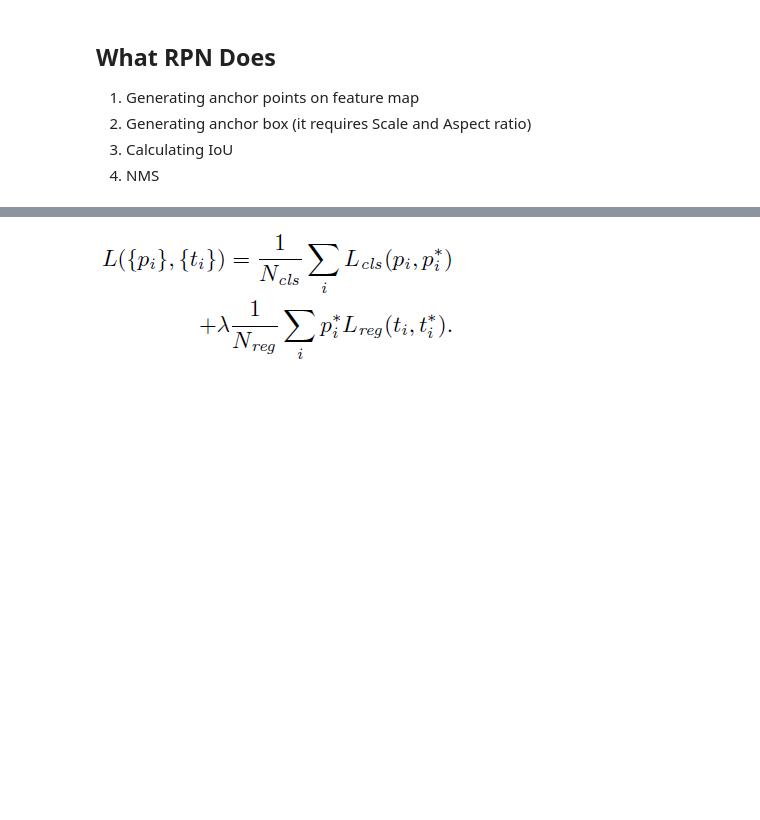
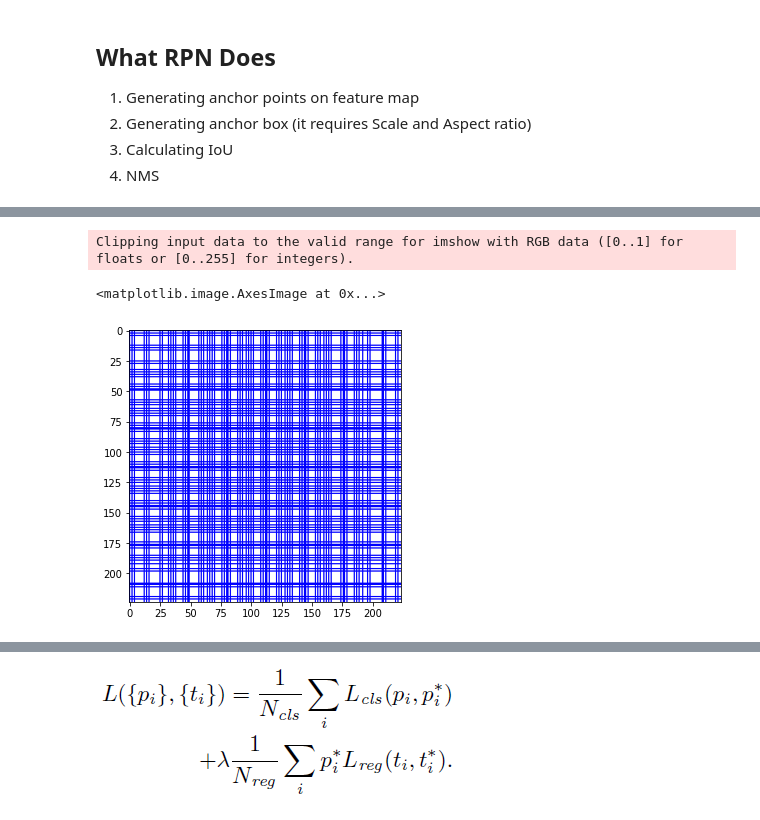
Before and after one commit to aisaack/implementation, a Jupyter notebook: RPN.ipynb, the cells around one changed output, grey strips where cells are left out. Drawn from its saved outputs; the diff is of its cells as text; code cells hidden in the pictures; blank space fills up the shorter version.

```diff
--- a/RPN.ipynb
+++ b/RPN.ipynb
@@ -176,0 +153,12 @@ def IoU(box1, box2):
+# %%
+anchor_box, _, _ = _anchor_box_generator(input_size, feature_map_size)
+img = np.empty(shape=input_size[1:])
+img.fill(255)
+plt.figure(figsize=(5, 5))
+for box in anchor_box:
+  cv2.rectangle(img, (int(box[0]), int(box[1])), (int(box[2]), int(box[3])), color=(0, 0, 255), thickness=1)
+plt.imshow(img)
+# %% [output]
+Clipping input data to the valid range for imshow with RGB data ([0..1] for floats or [0..255] for integers).
+<matplotlib.image.AxesImage at 0x...>
+[figure, added]
```
Also changed, not shown: parts of 17 cells of this notebook.
